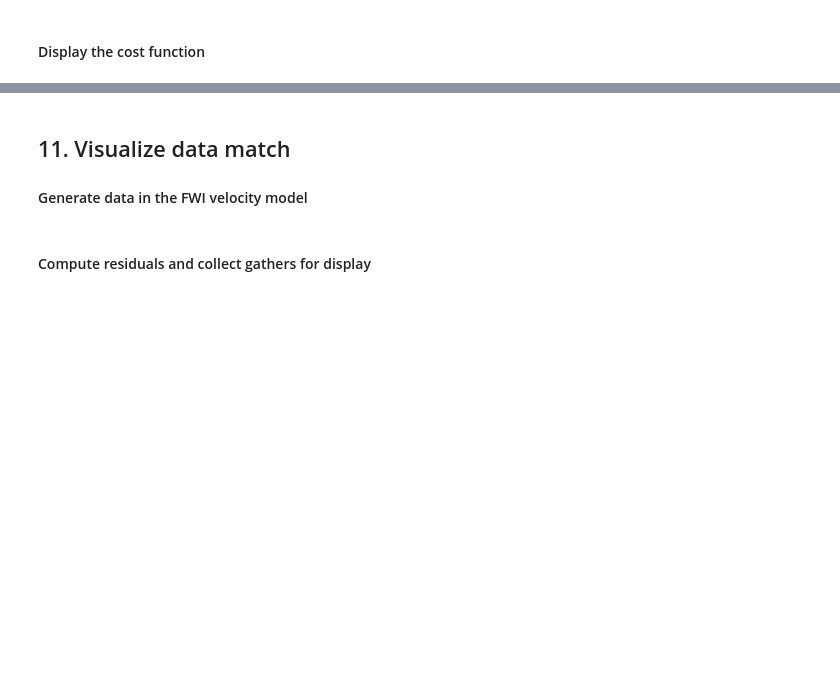
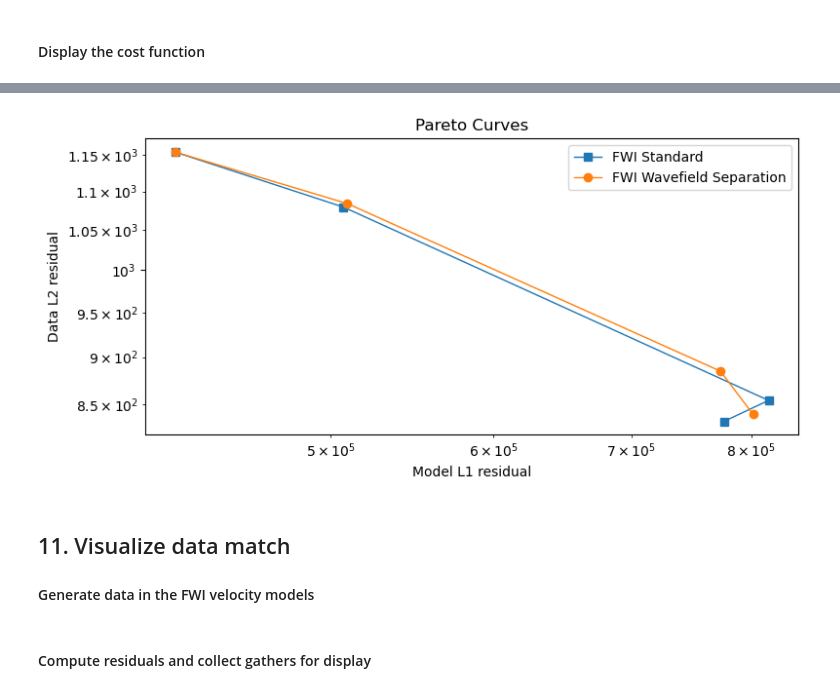
Before and after one commit to ChevronETC/Examples, a Jupyter notebook: 50_fwi/02_fwi_L2_wavefieldsep.ipynb, the cells around one changed output, grey strips where cells are left out. Cells and saved outputs as stored; diff of their text form; code cells hidden in the pictures; blank space fills up the shorter version.

```diff
--- a/50_fwi/02_fwi_L2_wavefieldsep.ipynb
+++ b/50_fwi/02_fwi_L2_wavefieldsep.ipynb
@@ -442,6 +533,23 @@ tight_layout()
+# %%
+figure(figsize=(8,4)); clf()
+
+c1 = [norm(m1[i] .- v1,1) for i in 1:length(m1)]
+c2 = [norm(m2[i] .- v1,1) for i in 1:length(m1)]
+
+@show c1
+
+loglog(c1, ϕ1, label="FWI Standard", marker="s", linewidth=1)
+loglog(c2, ϕ2, label="FWI Wavefield Separation", marker="o", linewidth=1)
+legend()
+xlabel("Model L1 residual")
+ylabel("Data L2 residual")
+title("Pareto Curves");
+tight_layout()
+# %% [output]
+[figure, added]
 # %% [markdown]
 ## 11. Visualize data match
-#### Generate data in the FWI velocity model
+#### Generate data in the FWI velocity models
 # %%
 tf1 = @elapsed begin
     df1 = F1*vf1;
```
Also changed, not shown: parts of 20 cells of this notebook.
